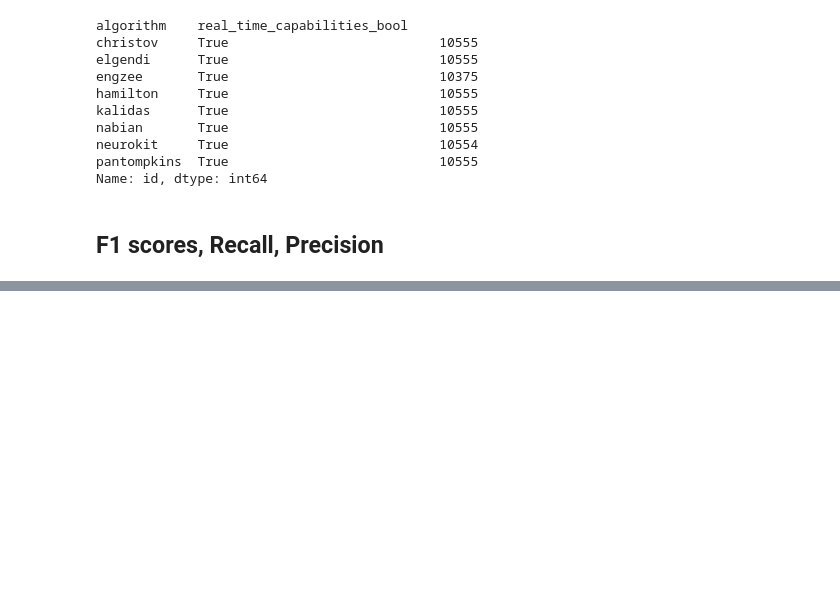
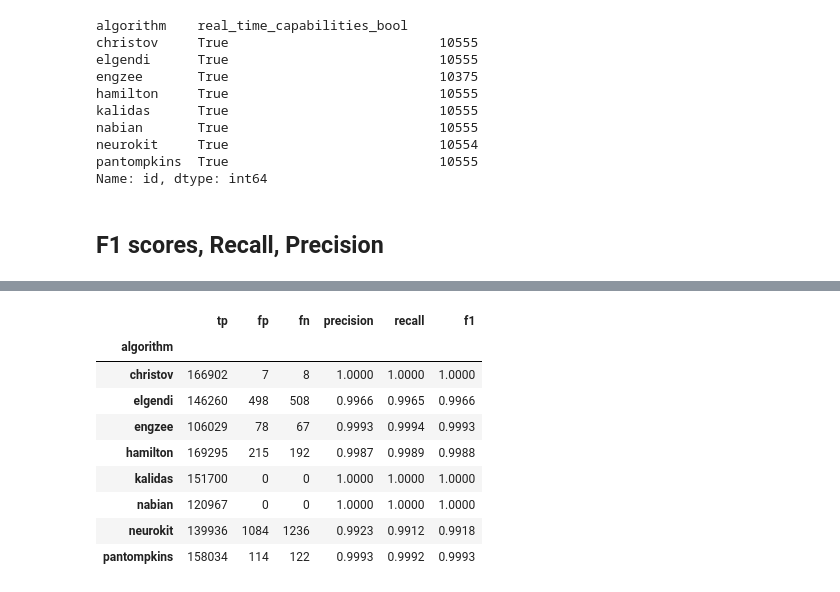
Before and after one commit to CardioKit/PeakWatch, a Jupyter notebook: analysis/analysis.ipynb, the cells around one changed output, grey strips where cells are left out. Drawn from its saved outputs; the diff is of its cells as text; code cells hidden in the pictures; blank space fills up the shorter version.

```diff
--- a/analysis/analysis.ipynb
+++ b/analysis/analysis.ipynb
@@ -825,0 +838,13 @@ calculate_precision_recall_per_algorihtm(result_table_os)
+# %%
+np.round(calculate_precision_recall_per_algorihtm(result_table_os), 4)
+# %% [output]
+|  | tp | fp | fn | precision | recall | f1 |
+| algorithm |  |  |  |  |  |  |
+| christov | 166902 | 7 | 8 | 1.0000 | 1.0000 | 1.0000 |
+| elgendi | 146260 | 498 | 508 | 0.9966 | 0.9965 | 0.9966 |
+| engzee | 106029 | 78 | 67 | 0.9993 | 0.9994 | 0.9993 |
+| hamilton | 169295 | 215 | 192 | 0.9987 | 0.9989 | 0.9988 |
+| kalidas | 151700 | 0 | 0 | 1.0000 | 1.0000 | 1.0000 |
+| nabian | 120967 | 0 | 0 | 1.0000 | 1.0000 | 1.0000 |
+| neurokit | 139936 | 1084 | 1236 | 0.9923 | 0.9912 | 0.9918 |
+| pantompkins | 158034 | 114 | 122 | 0.9993 | 0.9992 | 0.9993 |
```
Also changed, not shown: parts of 19 cells of this notebook.
